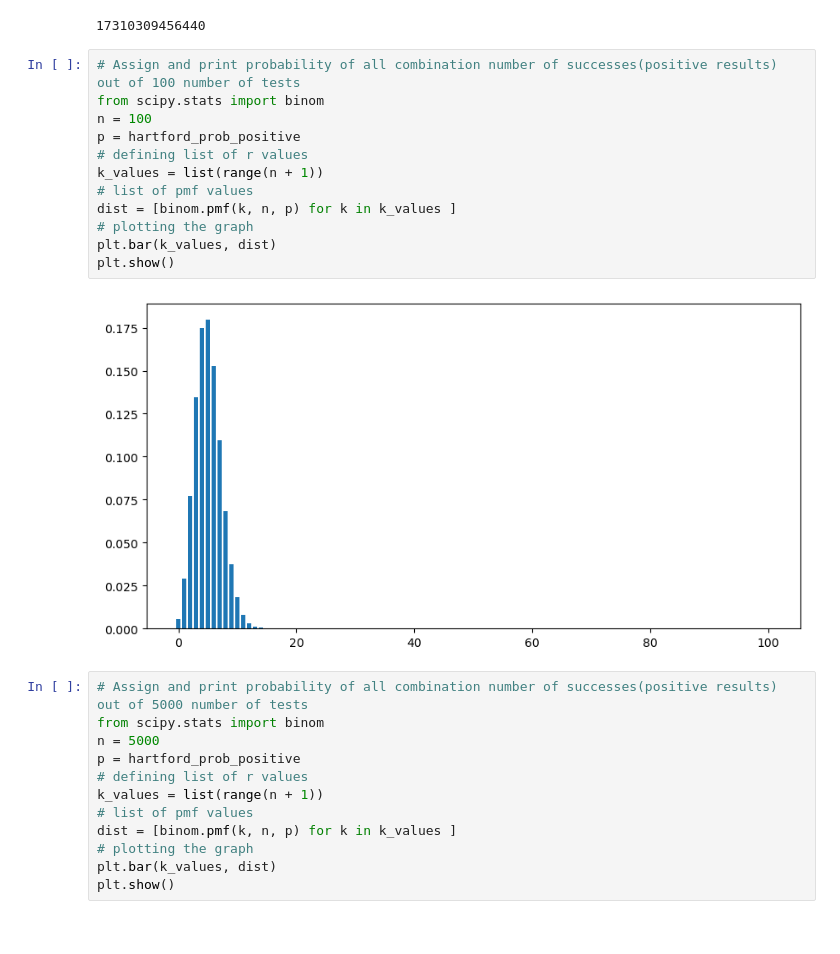
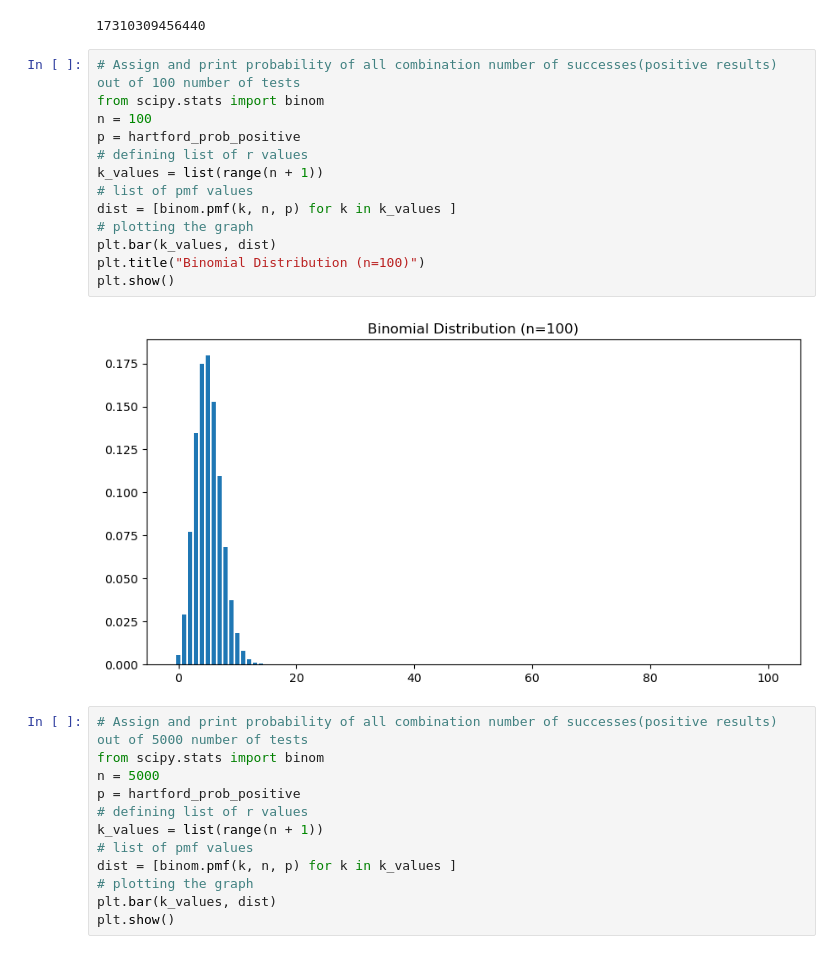
Before and after one commit to anitha2017/DAB501_Stats_GroupProject2, a Jupyter notebook: Binomial_Distribution_Project_merged.ipynb, the cells around one changed output. Cells and saved outputs as stored; diff of their text form.

```diff
--- a/Binomial_Distribution_Project_merged.ipynb
+++ b/Binomial_Distribution_Project_merged.ipynb
@@ -716,17 +716,18 @@ math.comb(100,10)
 # %%
 # Assign and print probability of all combination number of successes(positive results) out of 100 number of tests
 from scipy.stats import binom
 n = 100
 p = hartford_prob_positive
 # defining list of r values
 k_values = list(range(n + 1))
 # list of pmf values
 dist = [binom.pmf(k, n, p) for k in k_values ]
 # plotting the graph
 plt.bar(k_values, dist)
+plt.title("Binomial Distribution (n=100)")
 plt.show()
 # %% [output]
-[figure, old version]
+[figure, new version]
 # %%
 # Assign and print probability of all combination number of successes(positive results) out of 5000 number of tests
 from scipy.stats import binom
```
Also changed, not shown: 1 other file.
